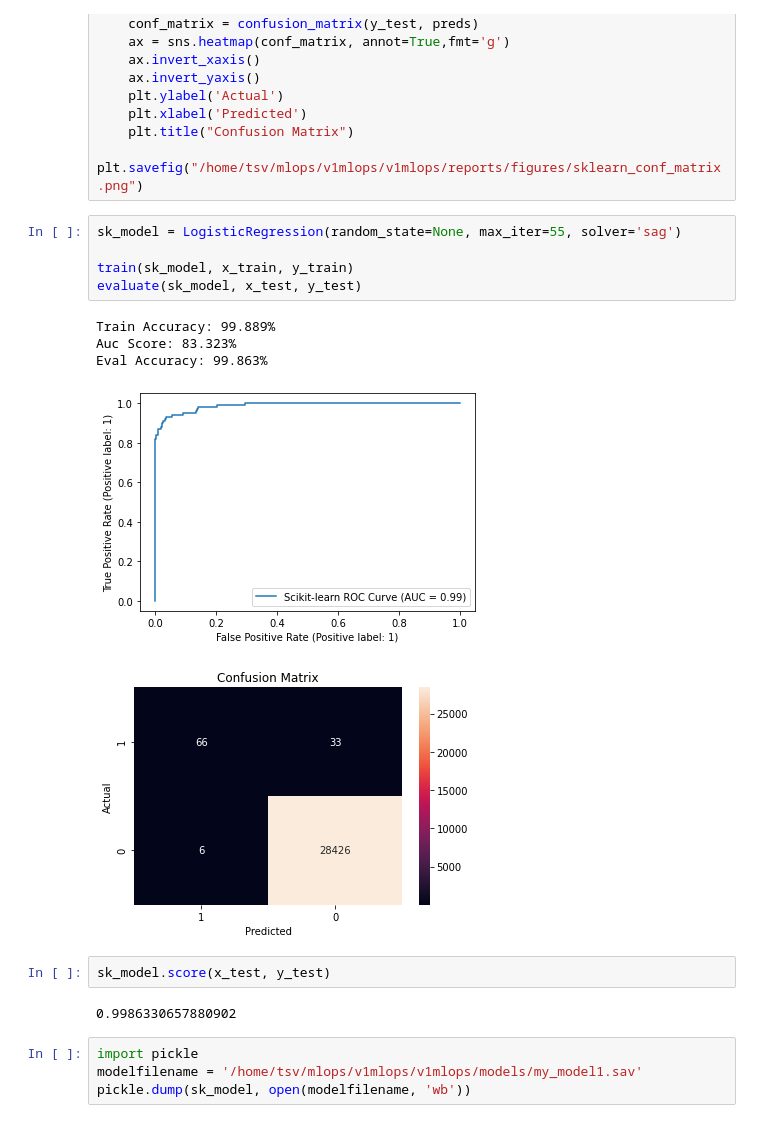
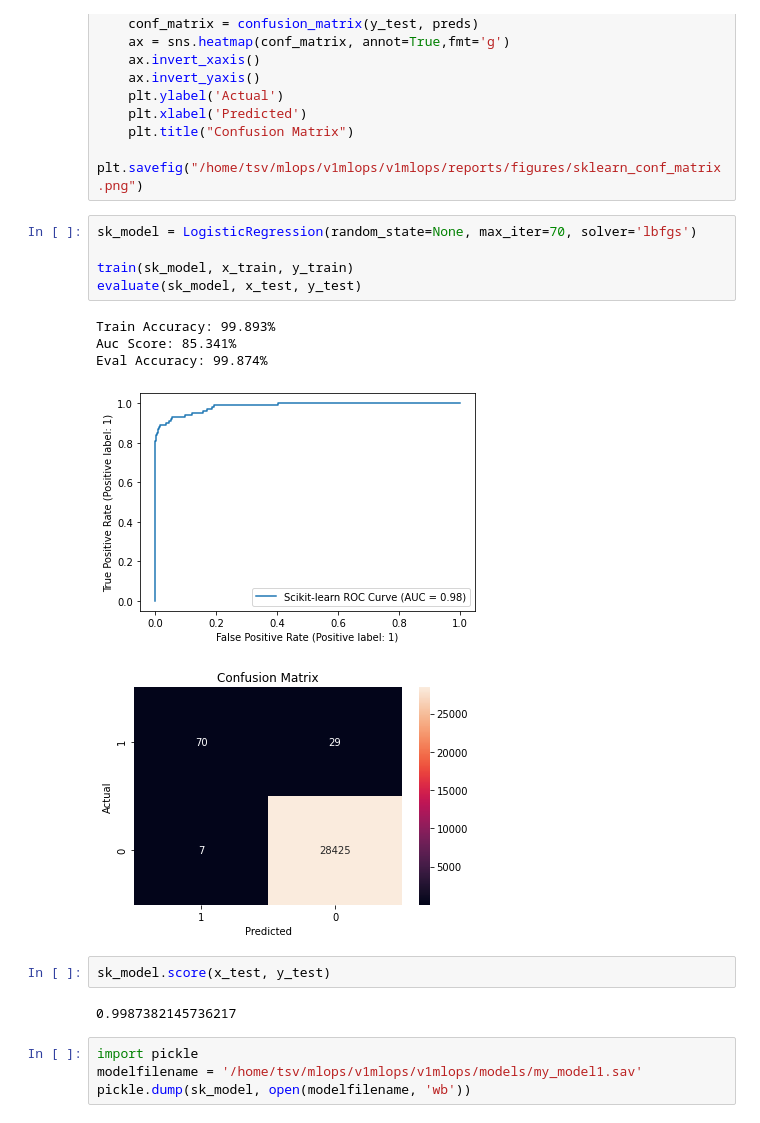
Before and after one commit to TheSunilVarma/v1mlops, a Jupyter notebook: notebooks/main.ipynb, the cells around one changed output. Saved outputs shown, nothing was run; the diff lists cells and outputs as text.

```diff
--- a/notebooks/main.ipynb
+++ b/notebooks/main.ipynb
@@ -130,20 +130,20 @@ def evaluate(sk_model, x_test, y_test):
     plt.title("Confusion Matrix")
     plt.savefig("/home/tsv/mlops/v1mlops/v1mlops/reports/figures/sklearn_conf_matrix.png")
 # %%
-sk_model = LogisticRegression(random_state=None, max_iter=55, solver='sag')
+sk_model = LogisticRegression(random_state=None, max_iter=70, solver='lbfgs')
 
 train(sk_model, x_train, y_train)
 evaluate(sk_model, x_test, y_test)
 # %% [output]
-Train Accuracy: 99.889%
-Auc Score: 83.323%
-Eval Accuracy: 99.863%
+Train Accuracy: 99.893%
+Auc Score: 85.341%
+Eval Accuracy: 99.874%
-[figure, old version]
+[figure, new version]
 [figure]
 # %%
 sk_model.score(x_test, y_test)
 # %% [output]
-0.9986330657880902
+0.9987382145736217
 # %%
 import pickle
 modelfilename = '/home/tsv/mlops/v1mlops/v1mlops/models/my_model1.sav'
```
Also changed, not shown: parts of 3 cells of this notebook.
